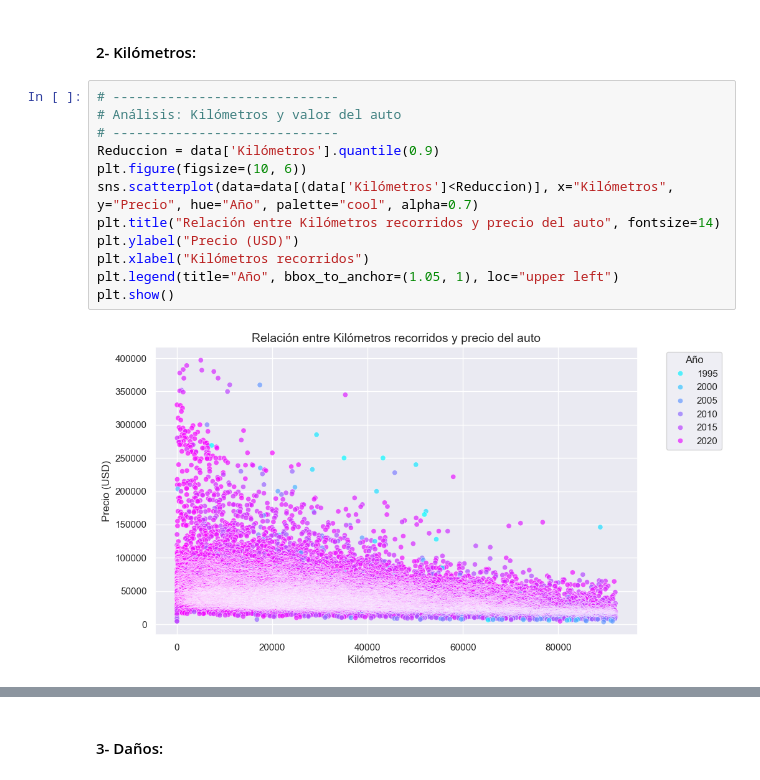
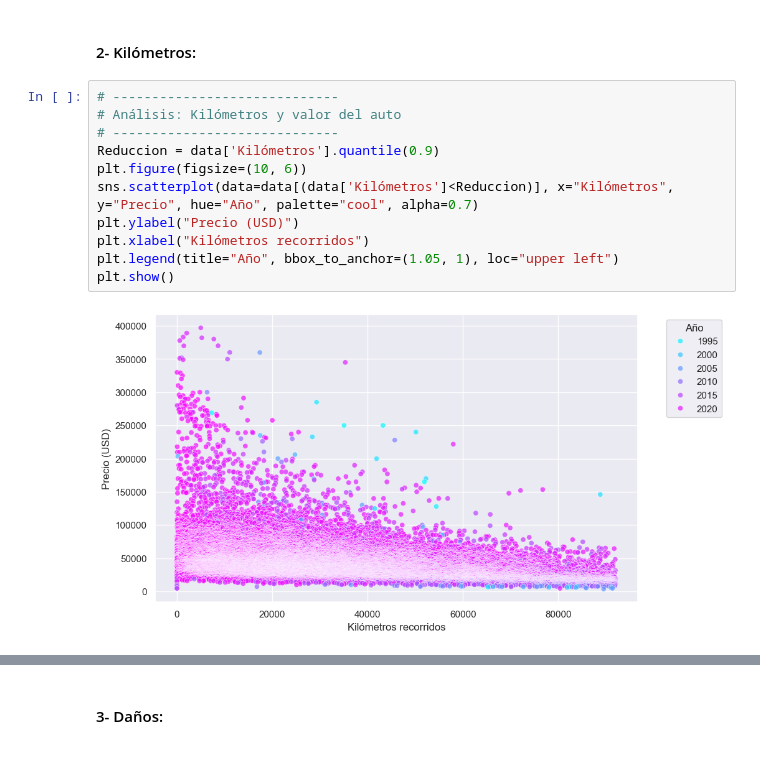
Before and after one commit to emalincic/Primer_Entrega_DS2, a Jupyter notebook: Asistencia_precios.ipynb, the cells around one changed output, grey strips where cells are left out. Saved outputs shown, nothing was run; the diff lists cells and outputs as text.

```diff
--- a/Asistencia_precios.ipynb
+++ b/Asistencia_precios.ipynb
@@ -191,14 +222,13 @@ Name: Modelo, dtype: object
 # %%
 # -----------------------------
 # Análisis: Kilómetros y valor del auto
 # -----------------------------
 Reduccion = data['Kilómetros'].quantile(0.9)
 plt.figure(figsize=(10, 6))
 sns.scatterplot(data=data[(data['Kilómetros']<Reduccion)], x="Kilómetros", y="Precio", hue="Año", palette="cool", alpha=0.7)
-plt.title("Relación entre Kilómetros recorridos y precio del auto", fontsize=14)
 plt.ylabel("Precio (USD)")
 plt.xlabel("Kilómetros recorridos")
 plt.legend(title="Año", bbox_to_anchor=(1.05, 1), loc="upper left")
 plt.show()
 # %% [output]
-[figure, old version]
+[figure, new version]
```
Also changed, not shown: parts of 12 cells of this notebook, 1 other file.
